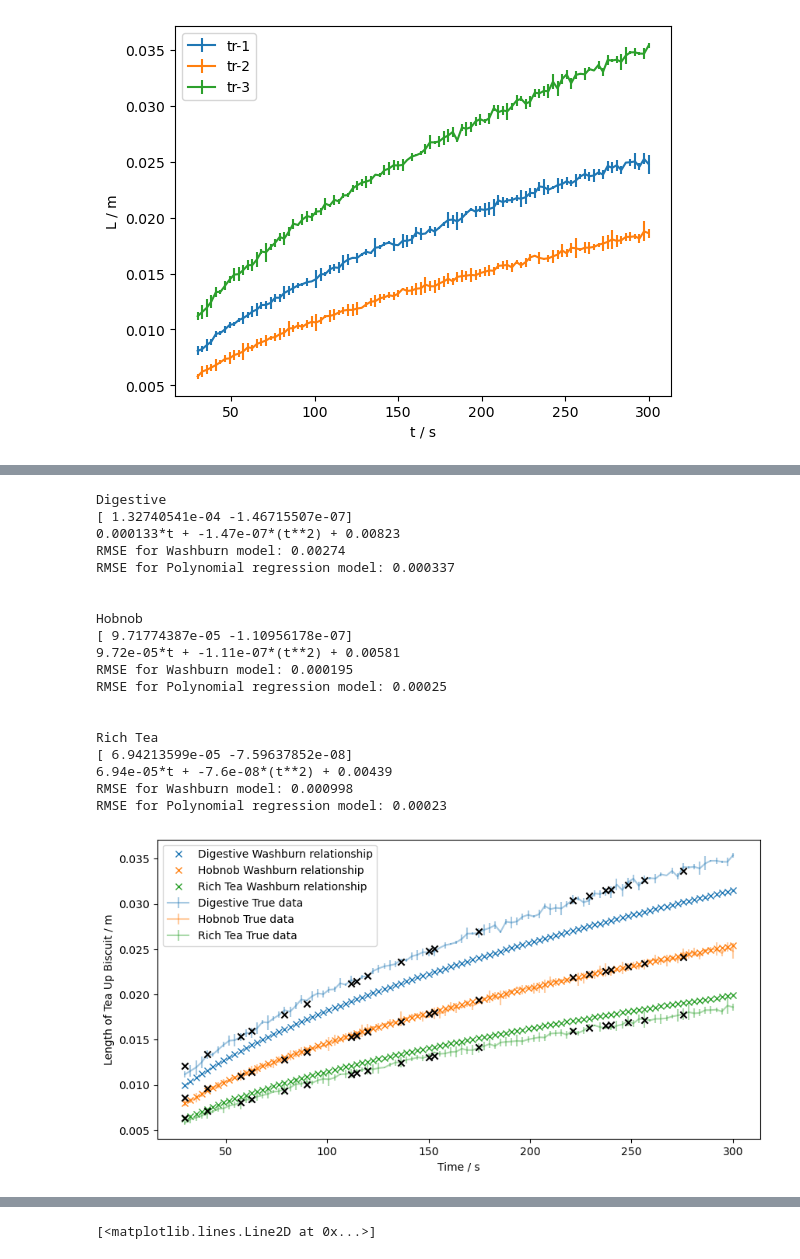
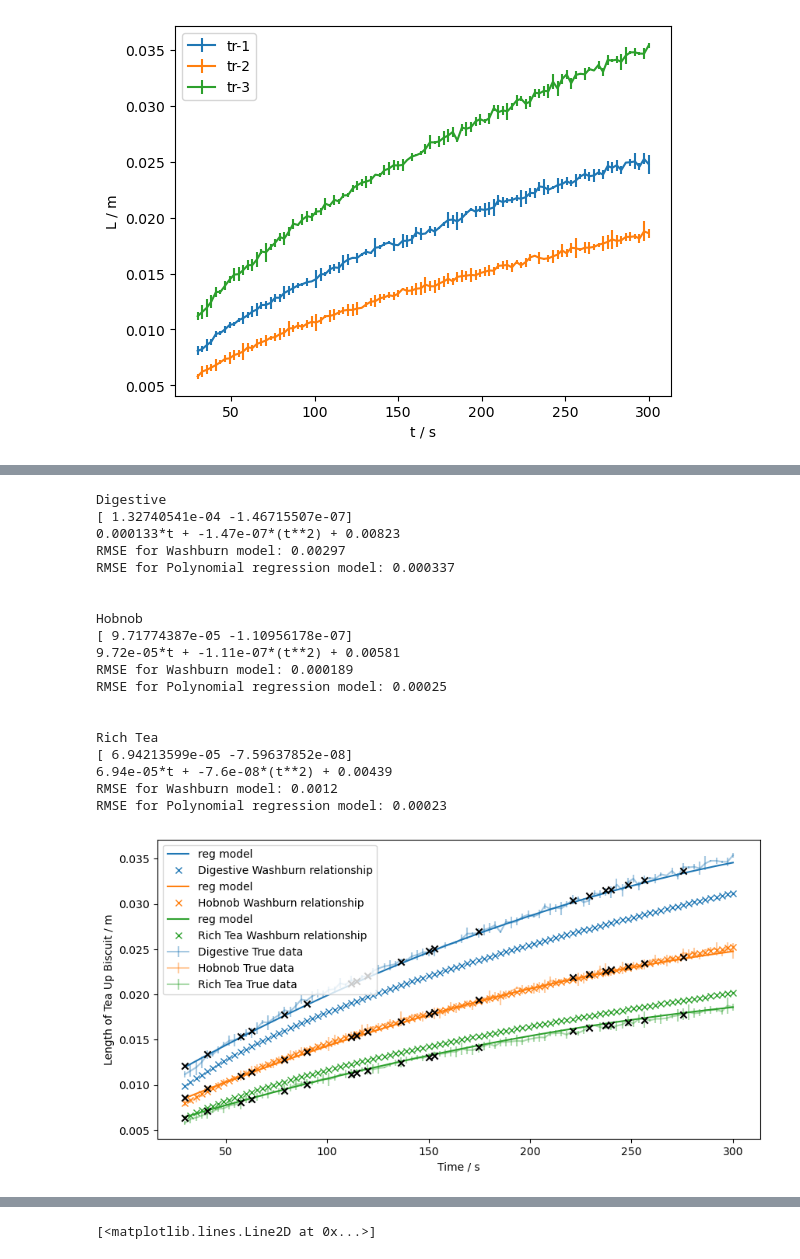
Before and after one commit to M4ffff/ML_biscuit_analysis, a Jupyter notebook: initial.ipynb, the cells around one changed output, grey strips where cells are left out. Saved outputs shown, nothing was run; the diff lists cells and outputs as text; code cells hidden in the pictures.

```diff
--- a/initial.ipynb
+++ b/initial.ipynb
@@ -524,3 +515,9 @@ ax.legend()
 # %% [output]
 <matplotlib.legend.Legend at 0x...>
 [figure]
+# %%
+tr_biscuits = [3,1,2]
+for i, tr_val in enumerate(tr_biscuits):
+    distributions[biscuits[i]]['tr_vals'] = pd.read_csv(f"tr-{tr_val}.csv")
+
+distributions['Digestive']
@@ -601,0 +621,13 @@ pore_radii
+# %%
+# find r for washburn to fit.
+
+for biscuit in biscuits:
+    data = distributions[biscuit]['tr_vals']
+    x = data["t"]
+    y = data["L"]
+    dy = data["dL"]
+
+    pymc_r, pymc_std = run_pymc(data)
+
+    distributions[biscuit]['pymc_r'] = pymc_r
+    distributions[biscuit]['pymc_std'] = pymc_std
@@ -601,0 +672,8 @@ pore_radii
+# %%
+def calc_prob_in_distribution(mean, std, value):
+    if value > mean:
+        cum_prob = 1 - norm(mean, std).cdf(value)
+        print(f"probability of this value or greater occuring: {cum_prob}")
+    elif value < mean:
+        cum_prob = norm(mean, std).cdf(value)
+        print(f"probability of this value or less occuring: {cum_prob}")
@@ -601,0 +700,5 @@ pore_radii
+# %%
+for biscuit in biscuits:
+    print(biscuit)
+    biscuit_dict = distributions[biscuit]
+    calc_prob_in_distribution(biscuit_dict['mean'], biscuit_dict['std'], biscuit_dict['pymc_r'])
@@ -683,7 +948,6 @@ def calc_constant(t):
 from sklearn.preprocessing import PolynomialFeatures
 from sklearn.linear_model import LinearRegression
 from sklearn.metrics import mean_squared_error
-
 
 fig, ax = plt.subplots(figsize=(10,5))
 
@@ -731,44 +995,44 @@ for i, tr_val in enumerate(tr_list):
     washburn_data_rfc = washburn(6.78e-2, pore_radii[i], data["t"], 1.45, 9.93e-4 )
     ax.errorbar(x,y,dy,label=f"{biscuits[i]} True data", alpha=0.4, color=f"C{i}")
     ax.scatter(test['t'], model_fit(test['t']), marker='x', c='black', zorder=4)
-    # ax.plot(data['t'], reg_model(pore_radii[i], data['t']), label='reg model')
+    ax.plot(data['t'], reg_model(pore_radii[i], data['t']), label='reg model')
 
     ax.plot(data["t"], washburn_data_rfc, marker='x', linestyle="", color=f"C{i}", zorder=3, label=f'{biscuits[i]} Washburn relationship')
 
     mse_wash = np.sqrt(mean_squared_error(y , washburn_data_rfc))
     mse_reg =  np.sqrt(mean_squared_error(y_test , model.predict(X_test_)))
 
     print(f"RMSE for Washburn model: {mse_wash:.3}")
     print(f"RMSE for Polynomial regression model: {mse_reg:.3}")
     # print(model.coef_)
     print(f"\n")
 
 
 ax.set_xlabel("Time / s")
 ax.set_ylabel("Length of Tea Up Biscuit / m")
 ax.legend()
 plt.show()
 # %% [output]
 Digestive
 [ 1.32740541e-04 -1.46715507e-07]
 0.000133*t + -1.47e-07*(t**2) + 0.00823
-RMSE for Washburn model: 0.00274
+RMSE for Washburn model: 0.00297
 RMSE for Polynomial regression model: 0.000337
 
 
 Hobnob
 [ 9.71774387e-05 -1.10956178e-07]
 9.72e-05*t + -1.11e-07*(t**2) + 0.00581
-RMSE for Washburn model: 0.000195
+RMSE for Washburn model: 0.000189
 RMSE for Polynomial regression model: 0.00025
 
 
 Rich Tea
 [ 6.94213599e-05 -7.59637852e-08]
 6.94e-05*t + -7.6e-08*(t**2) + 0.00439
-RMSE for Washburn model: 0.000998
+RMSE for Washburn model: 0.0012
 RMSE for Polynomial regression model: 0.00023
-[figure, old version]
+[figure, new version]
 # %%
 pore_radii
 # %% [output]
```
Also changed, not shown: parts of 56 cells of this notebook.
